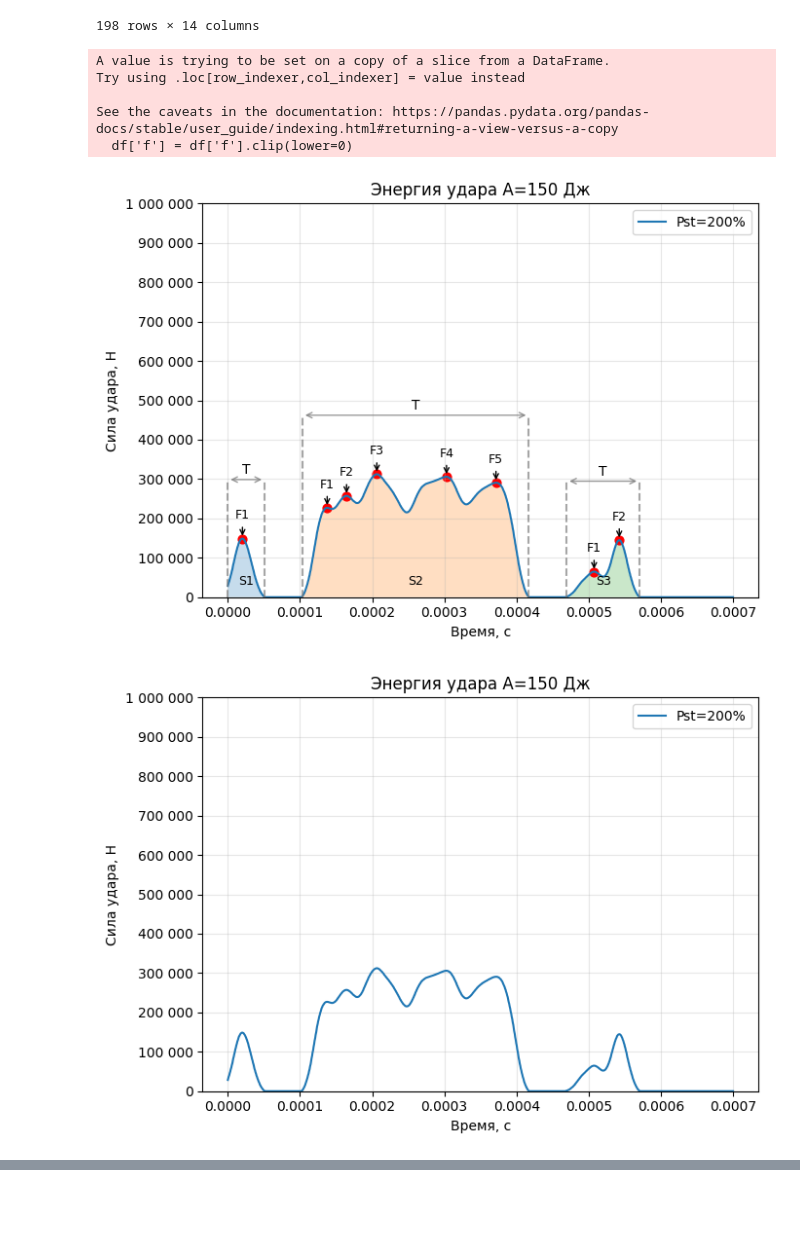
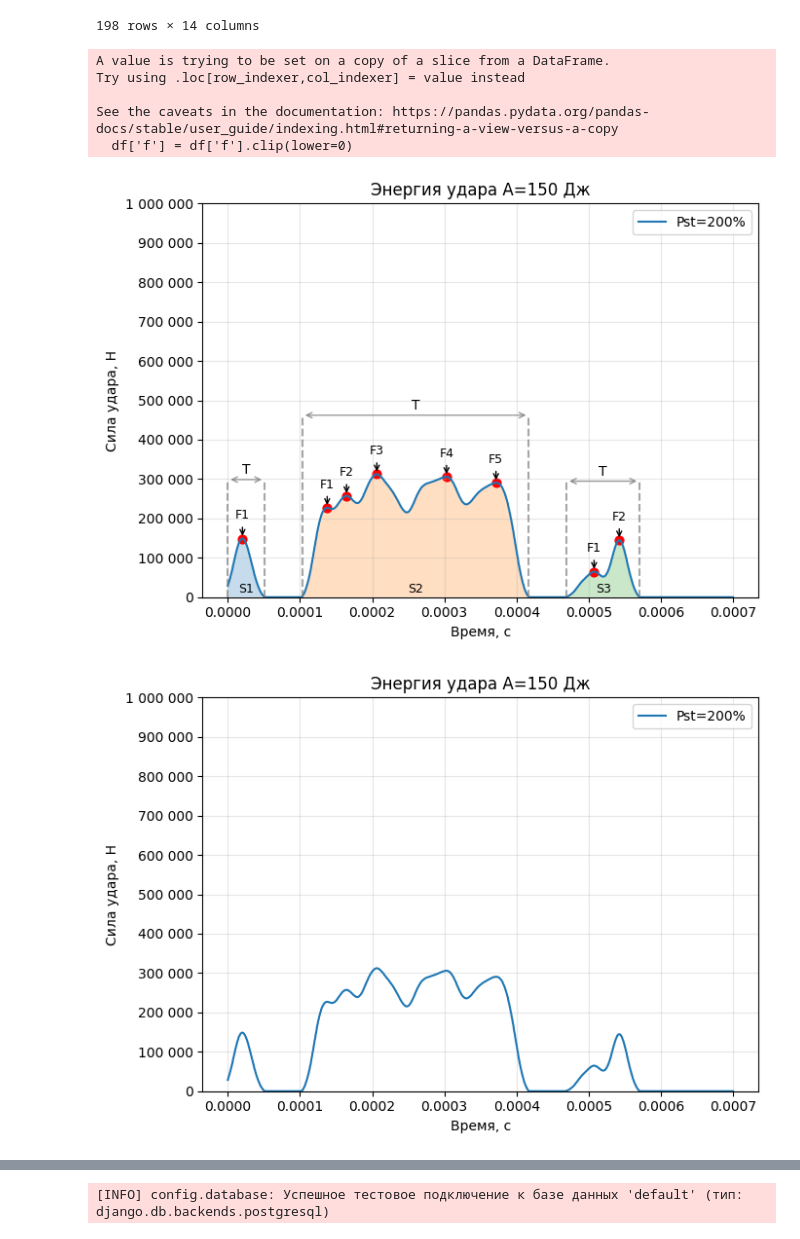
Before and after one commit to daMpoff/ergo_ms_api, a Jupyter notebook: src/modules/impuls_analysis/test_algorithm.ipynb, the cells around one changed output, grey strips where cells are left out. Saved outputs shown, nothing was run; the diff lists cells and outputs as text; code cells hidden in the pictures; blank space fills up the shorter version.

```diff
--- a/src/modules/impuls_analysis/test_algorithm.ipynb
+++ b/src/modules/impuls_analysis/test_algorithm.ipynb
@@ -9,7 +16,7 @@ import pandas as pd
 pd.set_option('display.min_rows', 22)
 pd.set_option('display.max_columns', None)
 # %%
-force_file_path = "force_file.xlsx"
+force_file_path = "force_file5.xlsx"
 plan_file_path = "plan_file.xlsx"
 # %%
 def build_protocol_df(protocol_numbers, pct_static_values, matrix):
@@ -277,7 +286,6 @@ import matplotlib.pyplot as plt
 from matplotlib.ticker import FuncFormatter
 import pandas as pd
 
-df = force_protocol_dfs[force_protocol_dfs['protocol_number'] == "198"]
 p_static = int(df['pct_static'].mean())
 energy_j = int(df['energy_j'].mean())
 
@@ -398,7 +406,7 @@ for k, (i0, i1) in enumerate(pulse_windows, 1):
 
 # подписи площадей S1, S2...
 for k, S, xm in areas:
-    plt.text(xm, max(ON_THR*1.1, y.max()*0.08), f'S{k}',
+    plt.text(xm, max(ON_THR*1.1, y.max() * 0.01), f'S{k}',
              ha='center', va='bottom', fontsize=9)
 
 # оформление
@@ -408,7 +416,7 @@ plt.ylabel('Сила удара, Н')
 plt.title(f'Энергия удара A={energy_j} Дж')
 
 # ось Y — так, чтобы влезали верхние стрелки
-upper = max(1_000_000, max_h_used * 1.08, y.max() * 1.05)
+upper = max(1_000_000, max_h_used * 0.05, y.max() * 1.05)
 plt.ylim(0, upper)
 
 plt.yticks(np.arange(0, 1_000_001, 100_000))
@@ -417,34 +425,34 @@ plt.grid(True, alpha=0.3)
 plt.legend()
 plt.tight_layout()
 plt.show()
 
 plt.figure(figsize=(7,5))
 plt.plot(x, y, linewidth=1.5, label=f'Pst={p_static}%')
 
 plt.xlabel('Время, с')
 plt.ylabel('Сила удара, Н')
 plt.title(f'Энергия удара A={energy_j} Дж')
 
 # тот же формат оси Y (можно оставить авто, если хочешь)
 plt.ylim(0, 1_000_000)
 plt.yticks(np.arange(0, 1_000_001, 100_000))
 plt.gca().yaxis.set_major_formatter(fmt_int)
 
 plt.grid(True, alpha=0.3)
 plt.legend()
 plt.tight_layout()
 plt.show()
 
 # таблица с максимумами
 pulse_df = pd.DataFrame(pulse_data)
 pulse_df
 # %% [output]
 A value is trying to be set on a copy of a slice from a DataFrame.
 Try using .loc[row_indexer,col_indexer] = value instead
 
 See the caveats in the documentation: https://pandas.pydata.org/pandas-docs/stable/user_guide/indexing.html#returning-a-view-versus-a-copy
   df['f'] = df['f'].clip(lower=0)
-[figure, old version]
+[figure, new version]
 [figure]
 |  | pulse_id | extremum_id | extremum_type | v | f | duration_v | area | v_start | v_end |
 | 0 | 1 | 1 | max | 0.000020 | 148716.82270 | 0.000051 | 4.186331 | 0.000000 | 0.000051 |
@@ -455,3 +463,13 @@ See the caveats in the documentation: https://pandas.pydata.org/pandas-docs/stab
 | 5 | 2 | 5 | max | 0.000372 | 290727.62470 | 0.000314 | 74.013044 | 0.000103 | 0.000417 |
 | 6 | 3 | 1 | max | 0.000507 | 64772.44443 | 0.000101 | 6.092157 | 0.000469 | 0.000570 |
 | 7 | 3 | 2 | max | 0.000542 | 144701.29100 | 0.000101 | 6.092157 | 0.000469 | 0.000570 |
+# %%
+import os, sys
+import django
+PROJECTPATH = 'C:/projects/ergo_ms/api'
+sys.path.insert(0, PROJECTPATH)
+os.environ.setdefault("DJANGO_SETTINGS_MODULE", "src.config.patterns.development")
+os.chdir(PROJECTPATH)
+django.setup()
+# %% [output]
+[INFO] config.database: Успешное тестовое подключение к базе данных 'default' (тип: django.db.backends.postgresql)
```
Also changed, not shown: parts of 8 cells of this notebook, 6 other files.
